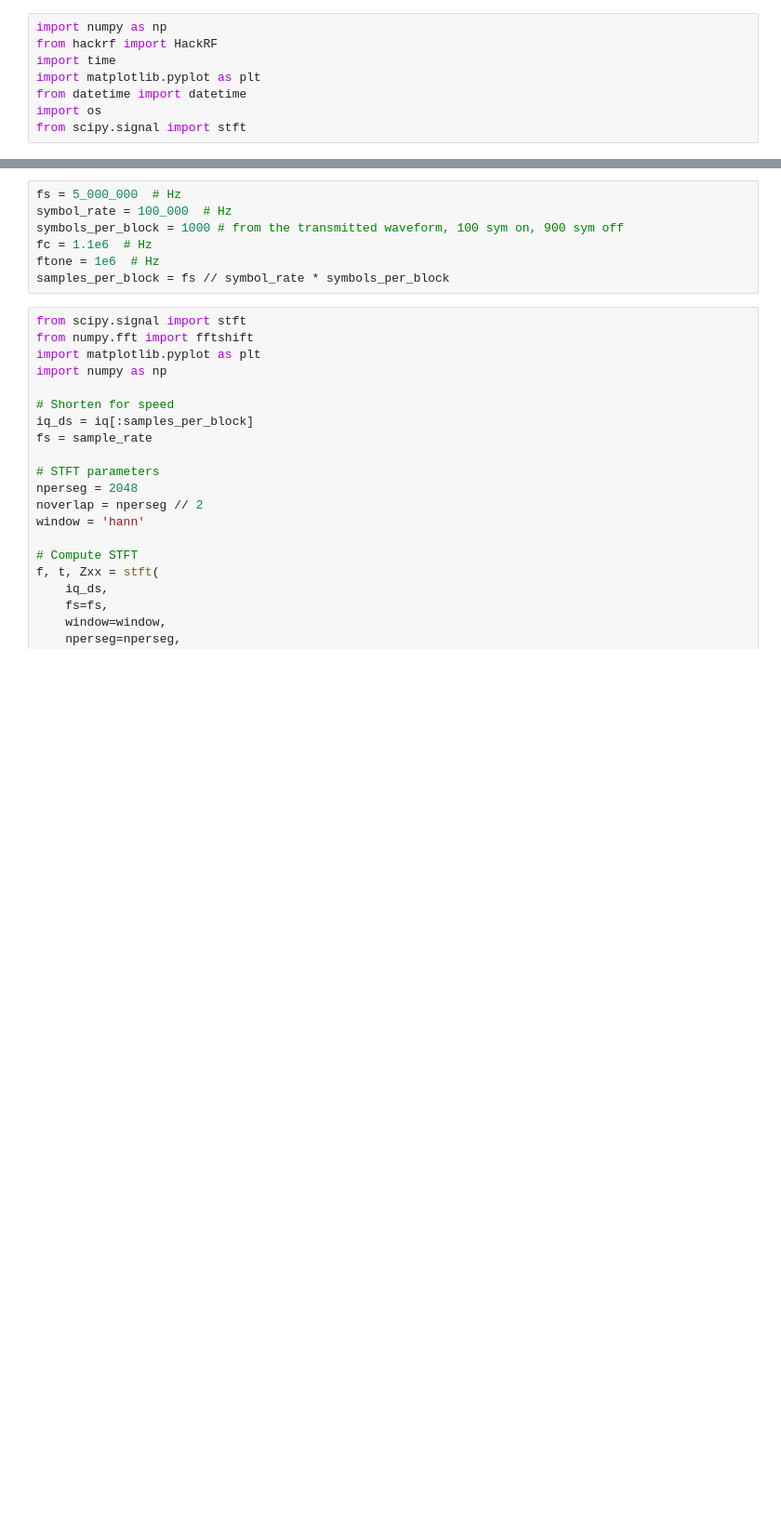
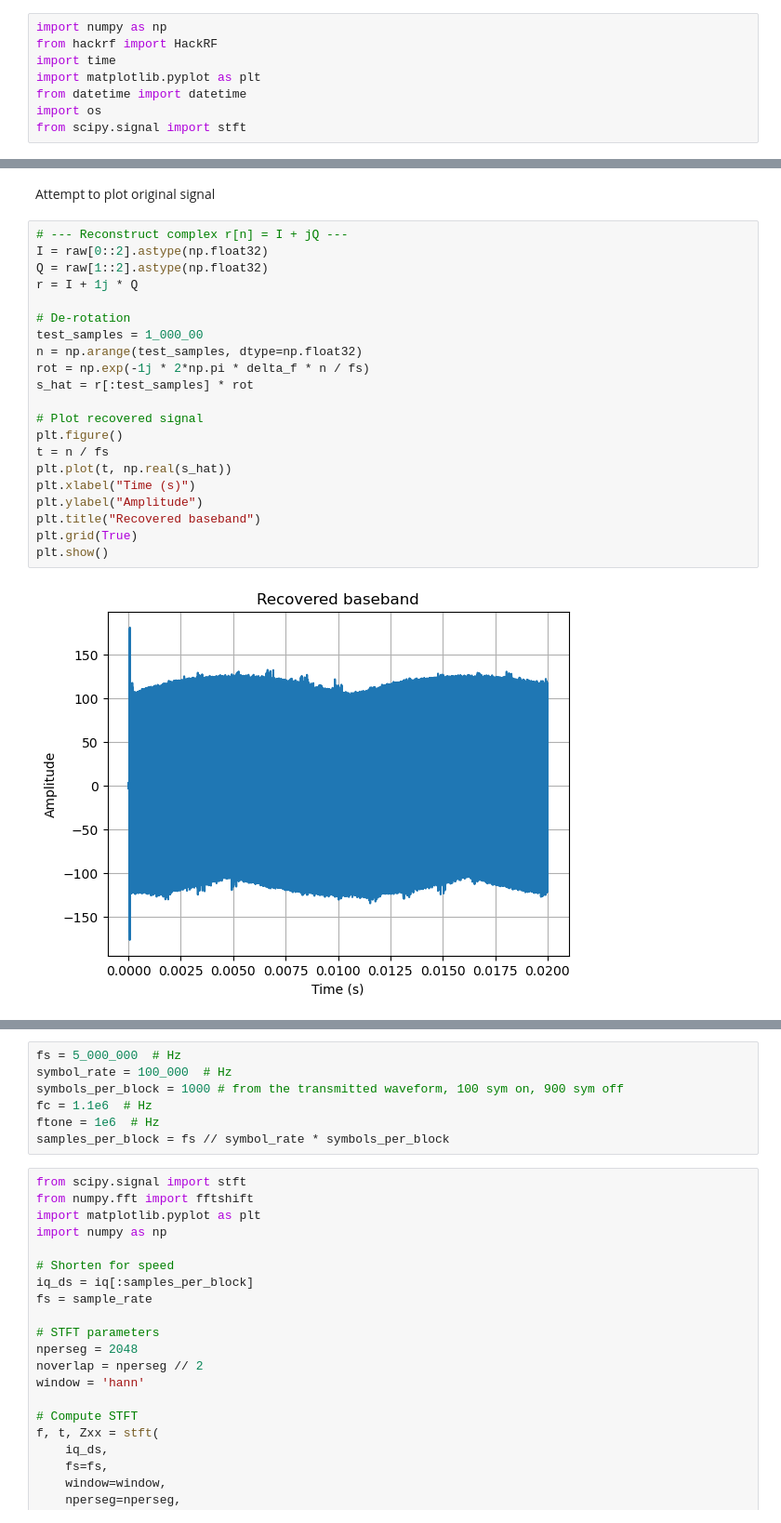
Before and after one commit to patmaloyan/hackrf_rx, a Jupyter notebook: find_start_idx.ipynb, the cells around one changed output, grey strips where cells are left out. Shown at 93% size. Drawn from its saved outputs; the diff is of its cells as text; blank space fills up the shorter version.

```diff
--- a/find_start_idx.ipynb
+++ b/find_start_idx.ipynb
@@ -29,0 +27,25 @@ iq = raw[0::2].astype(np.float32) + 1j * raw[1::2].astype(np.float32)
+# %% [markdown]
+Attempt to plot original signal
+# %%
+# --- Reconstruct complex r[n] = I + jQ ---
+I = raw[0::2].astype(np.float32)
+Q = raw[1::2].astype(np.float32)
+r = I + 1j * Q
+
+# De-rotation
+test_samples = 1_000_00
+n = np.arange(test_samples, dtype=np.float32)
+rot = np.exp(-1j * 2*np.pi * delta_f * n / fs)
+s_hat = r[:test_samples] * rot
+
+# Plot recovered signal
+plt.figure()
+t = n / fs
+plt.plot(t, np.real(s_hat))
+plt.xlabel("Time (s)")
+plt.ylabel("Amplitude")
+plt.title("Recovered baseband")
+plt.grid(True)
+plt.show()
+# %% [output]
+[figure, added]
```
Also changed, not shown: parts of 9 cells of this notebook, 1 other file.
